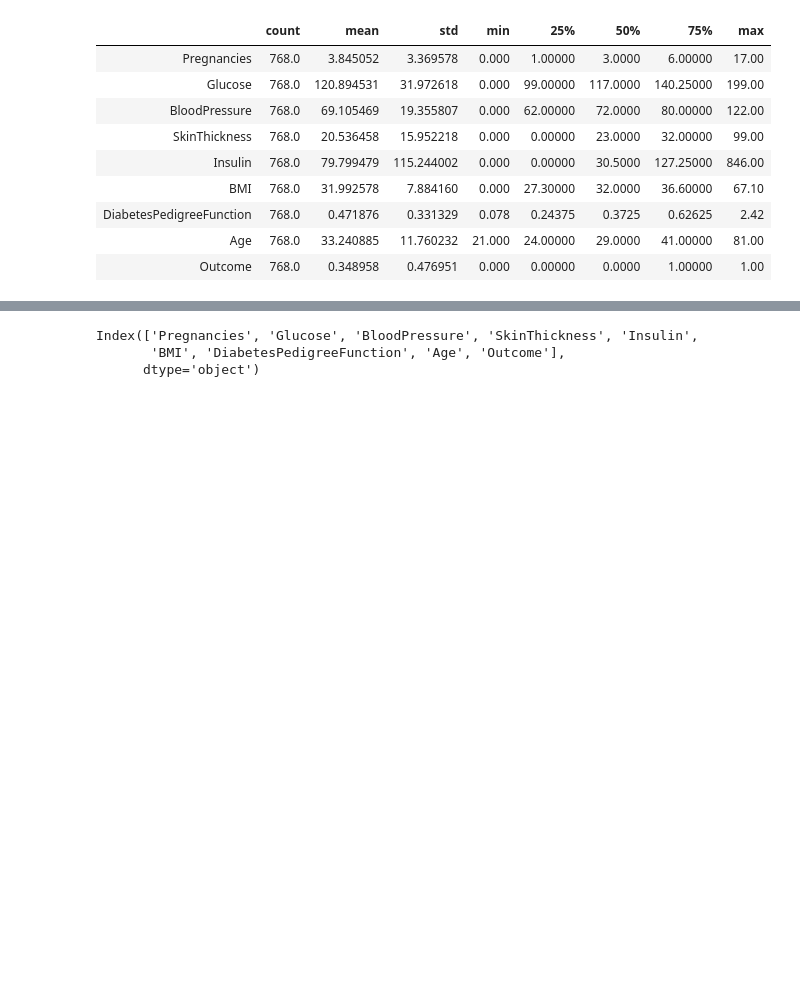
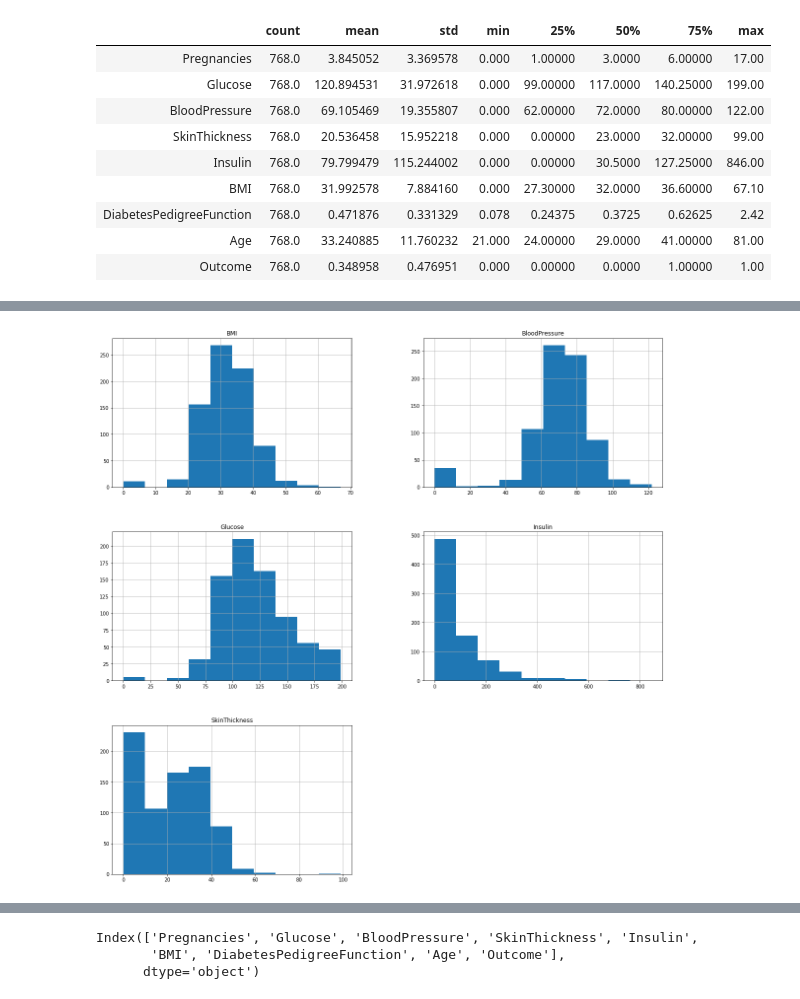
Before and after one commit to ChoiBoyoon/ml-projects, a Jupyter notebook: pima-diabetes.ipynb, the cells around one changed output, grey strips where cells are left out. Cells and saved outputs as stored; diff of their text form; code cells hidden in the pictures; blank space fills up the shorter version.

```diff
--- a/pima-diabetes.ipynb
+++ b/pima-diabetes.ipynb
@@ -56,0 +77,6 @@ one can remark 0 values(min) which is unvalid for Glucose, BloodPressure, SkinTh
+# %%
+# check distributions of each column
+p = diabetes_df[['Glucose', 'BloodPressure', 'SkinThickness', 'Insulin',
+       'BMI']].hist(figsize=(20,20))
+# %% [output]
+[figure, added]
```
Also changed, not shown: parts of 5 cells of this notebook.
